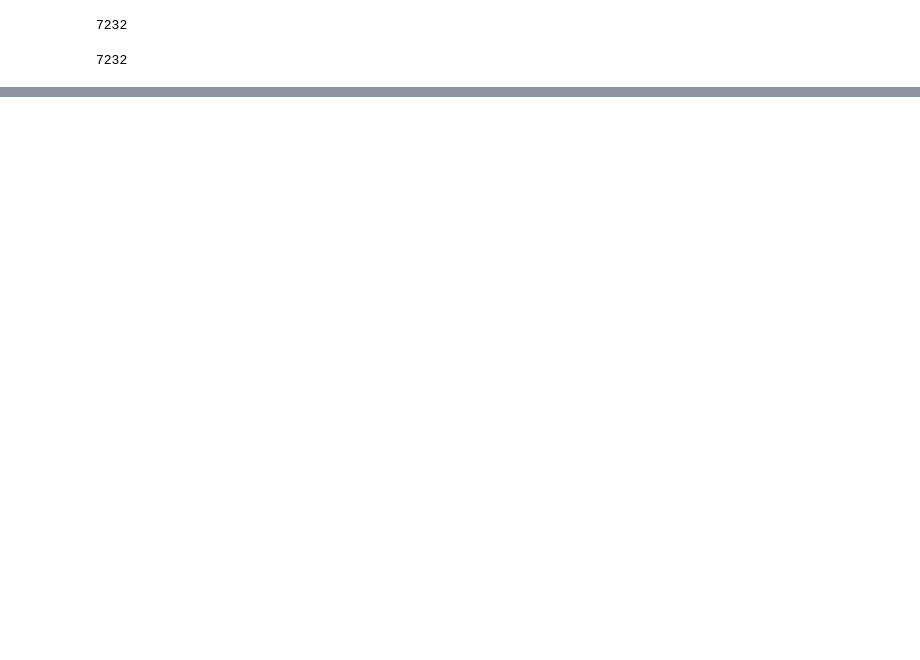
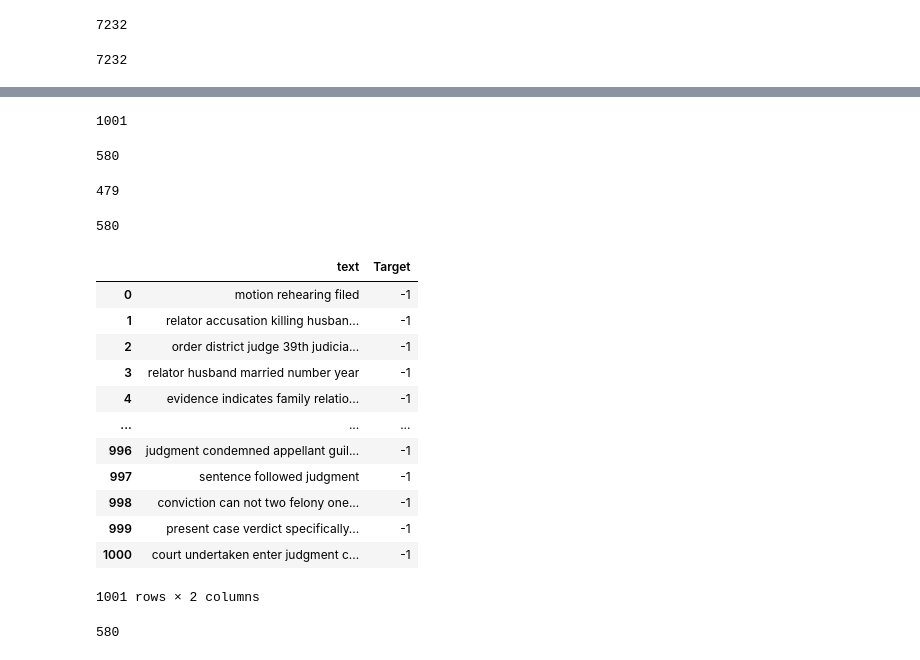
Before and after one commit to ssvadla/Research_01, a Jupyter notebook: EM_03.ipynb, the cells around one changed output, grey strips where cells are left out. Saved outputs shown, nothing was run; the diff lists cells and outputs as text; code cells hidden in the pictures; blank space fills up the shorter version.

```diff
--- a/EM_03.ipynb
+++ b/EM_03.ipynb
@@ -393,0 +381,32 @@ len(Q)
+# %%
+580 + 421
+# %% [output]
+1001
+# %%
+op_if_count
+# %% [output]
+580
+# %%
+len(op_Q_pos)
+# %% [output]
+479
+# %%
+len(op_pos_to_be_removed)
+# %% [output]
+580
+# %%
+unlabel_1
+# %% [output]
+|  | text | Target |
+| 0 | motion rehearing filed | -1 |
+| 1 | relator accusation killing husban... | -1 |
+| 2 | order district judge 39th judicia... | -1 |
+| 3 | relator husband married number year | -1 |
+| 4 | evidence indicates family relatio... | -1 |
+| ... | ... | ... |
+| 996 | judgment condemned appellant guil... | -1 |
+| 997 | sentence followed judgment | -1 |
+| 998 | conviction can not two felony one... | -1 |
+| 999 | present case verdict specifically... | -1 |
+| 1000 | court undertaken enter judgment c... | -1 |
+1001 rows × 2 columns
@@ -394,3 +415,7 @@ len(Q)
+# %%
+len(Q)
+# %% [output]
+580
 # %%
 import lightgbm as lgb
 
```
Also changed, not shown: parts of 36 cells of this notebook.
